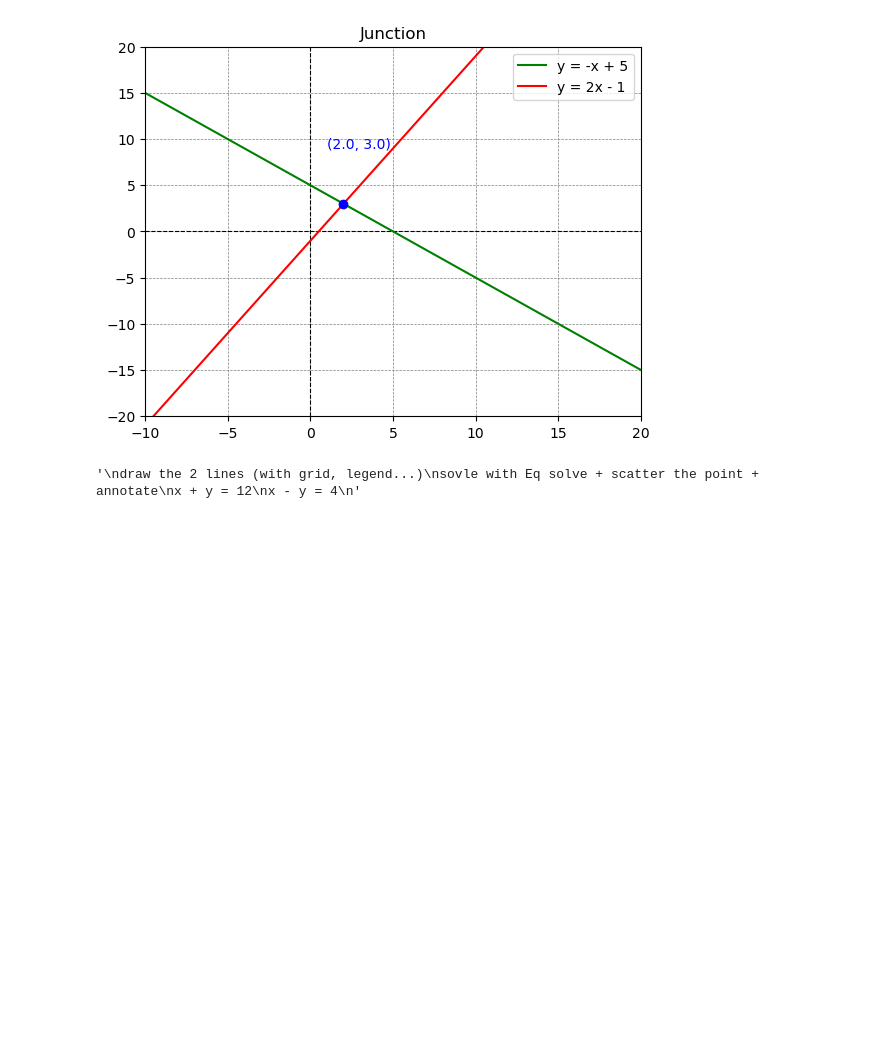
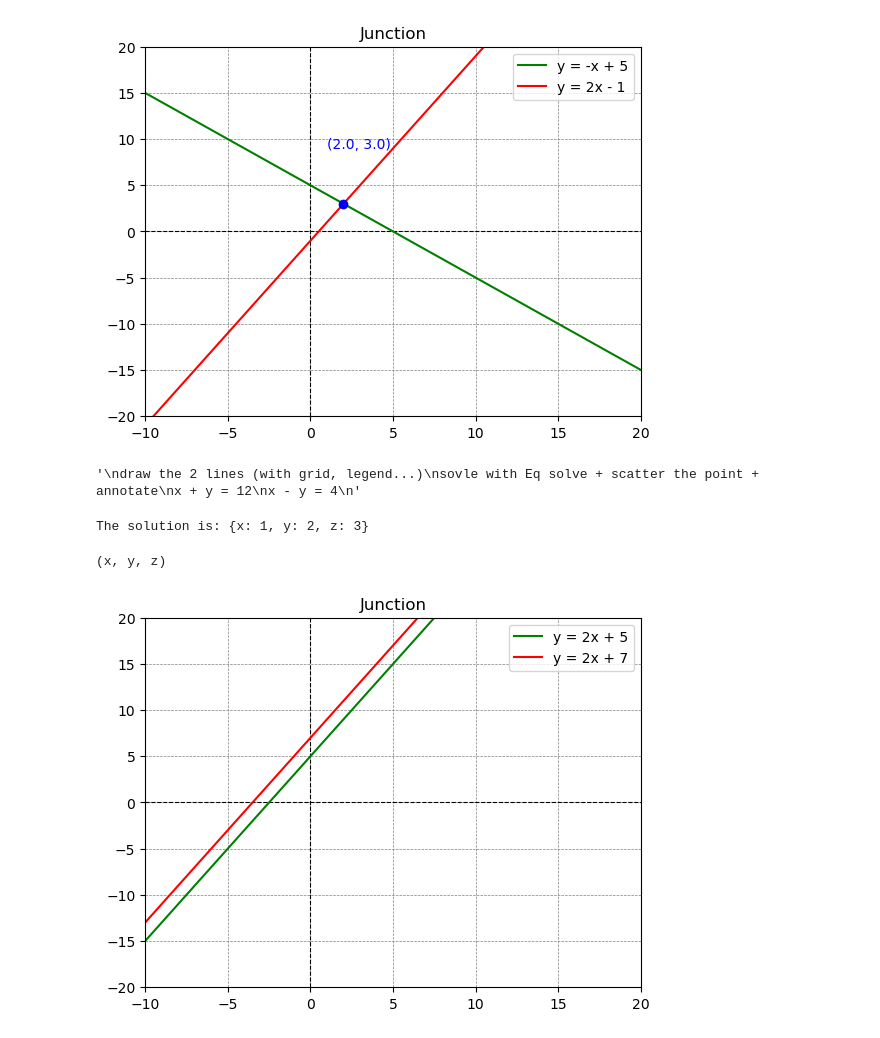
Before and after one commit to pythonai211225-rgb/05.07.2026, a Jupyter notebook: math1_05_07_2026.ipynb, the cells around one changed output. Saved outputs shown, nothing was run; the diff lists cells and outputs as text; code cells hidden in the pictures; blank space fills up the shorter version.

```diff
--- a/math1_05_07_2026.ipynb
+++ b/math1_05_07_2026.ipynb
@@ -127,3 +127,56 @@ x - y = 4
 # %% [output]
 [figure]
 '\ndraw the 2 lines (with grid, legend...)\nsovle with Eq solve + scatter the point + annotate\nx + y = 12\nx - y = 4\n'
+# %%
+
+################################################# BONUS
+# 3 variables
+from sympy import symbols, Eq, solve
+
+# Define all 3 variables
+# x, y, z = symbols('x,y,z')
+# symbols(('a', 'b', 'c'))
+# (a, b, c)
+# symbols(['a', 'b', 'c'])
+# [a, b, c]
+# symbols({'a', 'b', 'c'})
+# {a, b, c}
+# or:
+x = symbols('x')
+y = symbols('y')
+z = symbols('z')
+
+# Define your 3 equations
+eq1 = Eq(x + y + z, 6)
+eq2 = Eq(2 * x - y + z, 3)
+eq3 = Eq(x + 2 * y - z, 2)
+
+# Solve the system of equations
+solution = solve((eq1, eq2, eq3), (x, y, z))
+
+print(f"The solution is: {solution}")
+# Output: {x: 1, y: 2, z: 3}
+# %% [output]
+The solution is: {x: 1, y: 2, z: 3}
+# %%
+symbols('x y z')
+# %% [output]
+(x, y, z)
+# %%
+# x_values = np.linspace(-15, 35, 20)
+y_values1 = 2 * x_values + 5
+y_values2 = 2 * x_values + 7
+
+plt.axhline(0, color='black', linewidth=0.8, linestyle='--')  # x-axis
+plt.axvline(0, color='black', linewidth=0.8, linestyle='--')  # x-axis
+plt.plot(x_values, y_values1, color='green', label='y = 2x + 5')
+plt.plot(x_values, y_values2, color='red', label='y = 2x + 7')
+
+plt.title('Junction')
+plt.xlim(-10, 20)
+plt.ylim(-20, 20)
+plt.grid(color='gray', linestyle='--', linewidth=0.5)
+plt.legend()
+plt.show()
+# %% [output]
+[figure, added]
```
